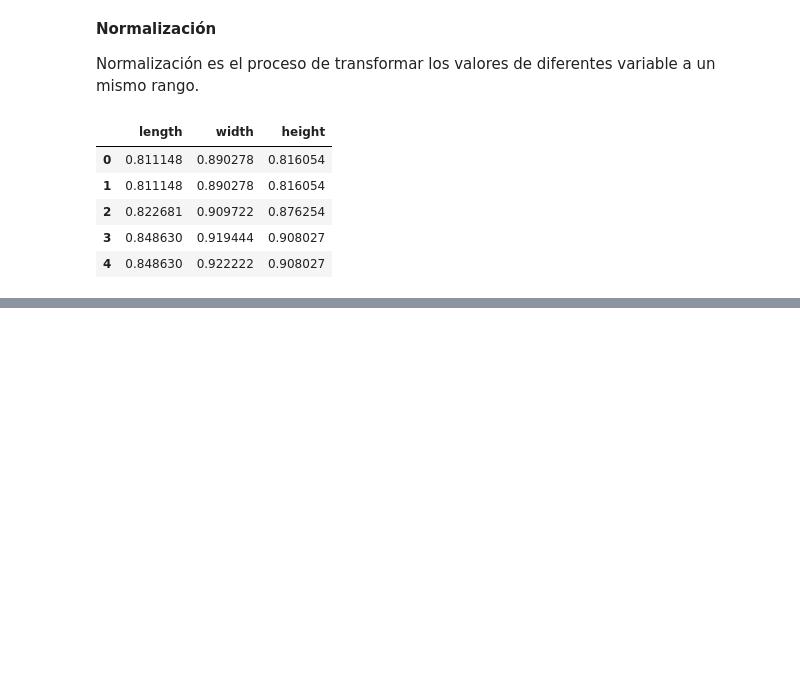
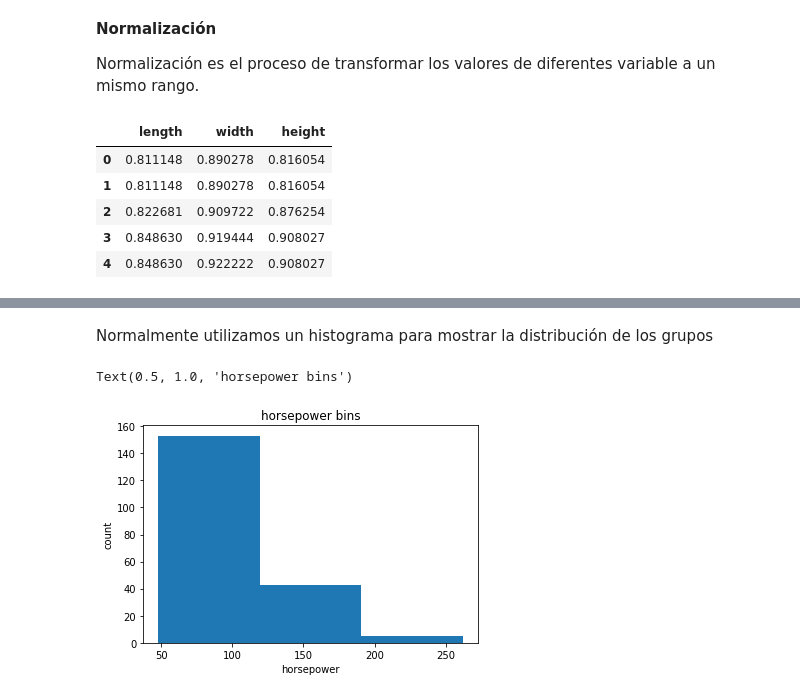
Before and after one commit to PosgradoMNA/actividades-de-aprendizaje-jesusrincon1328, a Jupyter notebook: Data Analysis with Python/Module_2__Data_Wrangling.ipynb, the cells around one changed output, grey strips where cells are left out. Saved outputs shown, nothing was run; the diff lists cells and outputs as text; code cells hidden in the pictures; blank space fills up the shorter version.

```diff
--- a/Data Analysis with Python/Module_2__Data_Wrangling.ipynb
+++ b/Data Analysis with Python/Module_2__Data_Wrangling.ipynb
@@ -343,0 +413,13 @@ df[["length",'width',"height"]].head()
+# %% [markdown]
+Normalmente utilizamos un histograma para mostrar la distribución de los grupos
+# %%
+#Mostrar histograma del atrubito "horsepower" con bins =3
+plt.pyplot.hist(df["horsepower"], bins = 3)
+
+# Ingresamos las etiquetas x/y y el titulo
+plt.pyplot.xlabel("horsepower")
+plt.pyplot.ylabel("count")
+plt.pyplot.title("horsepower bins")
+# %% [output]
+Text(0.5, 1.0, 'horsepower bins')
+[figure, added]
```
Also changed, not shown: parts of 24 cells of this notebook.
